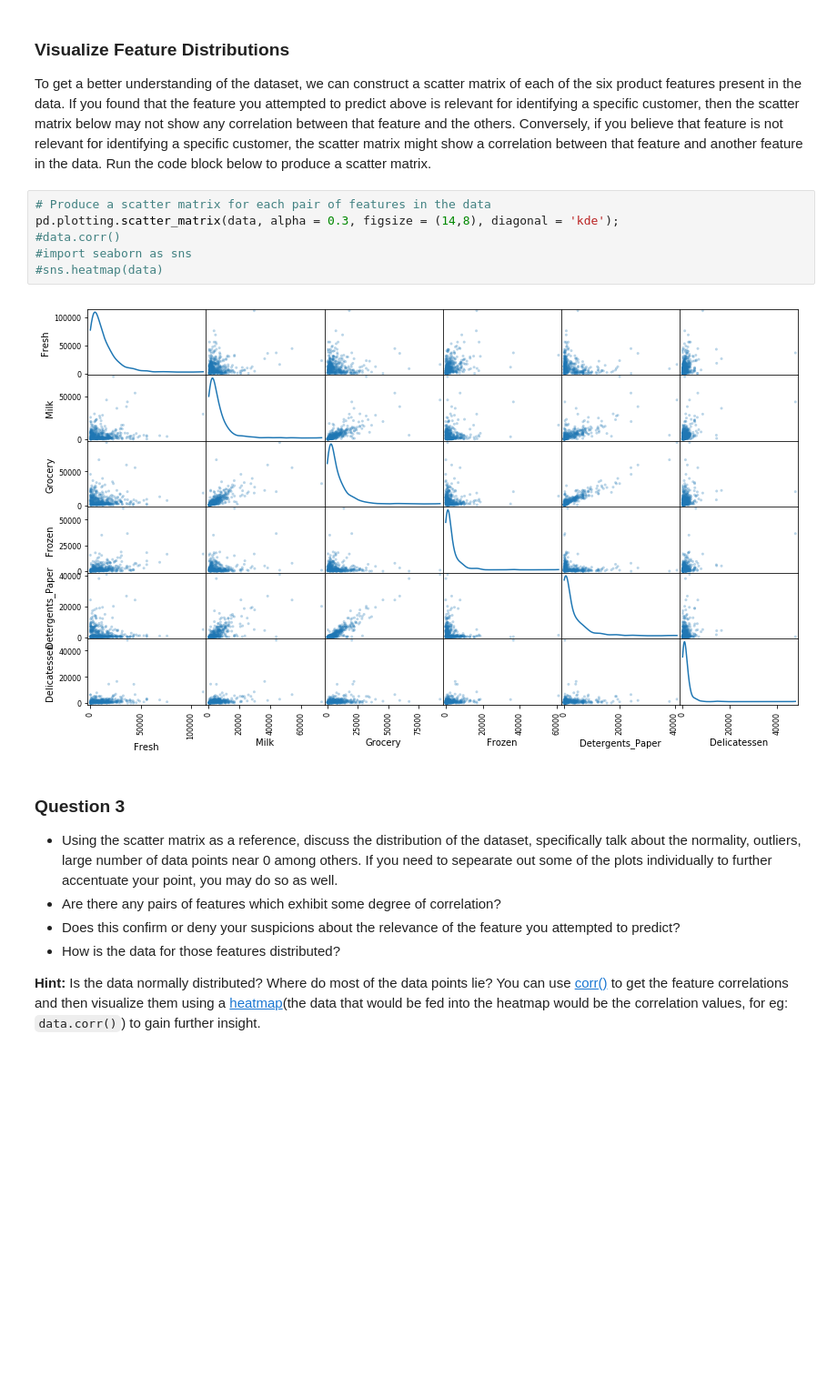
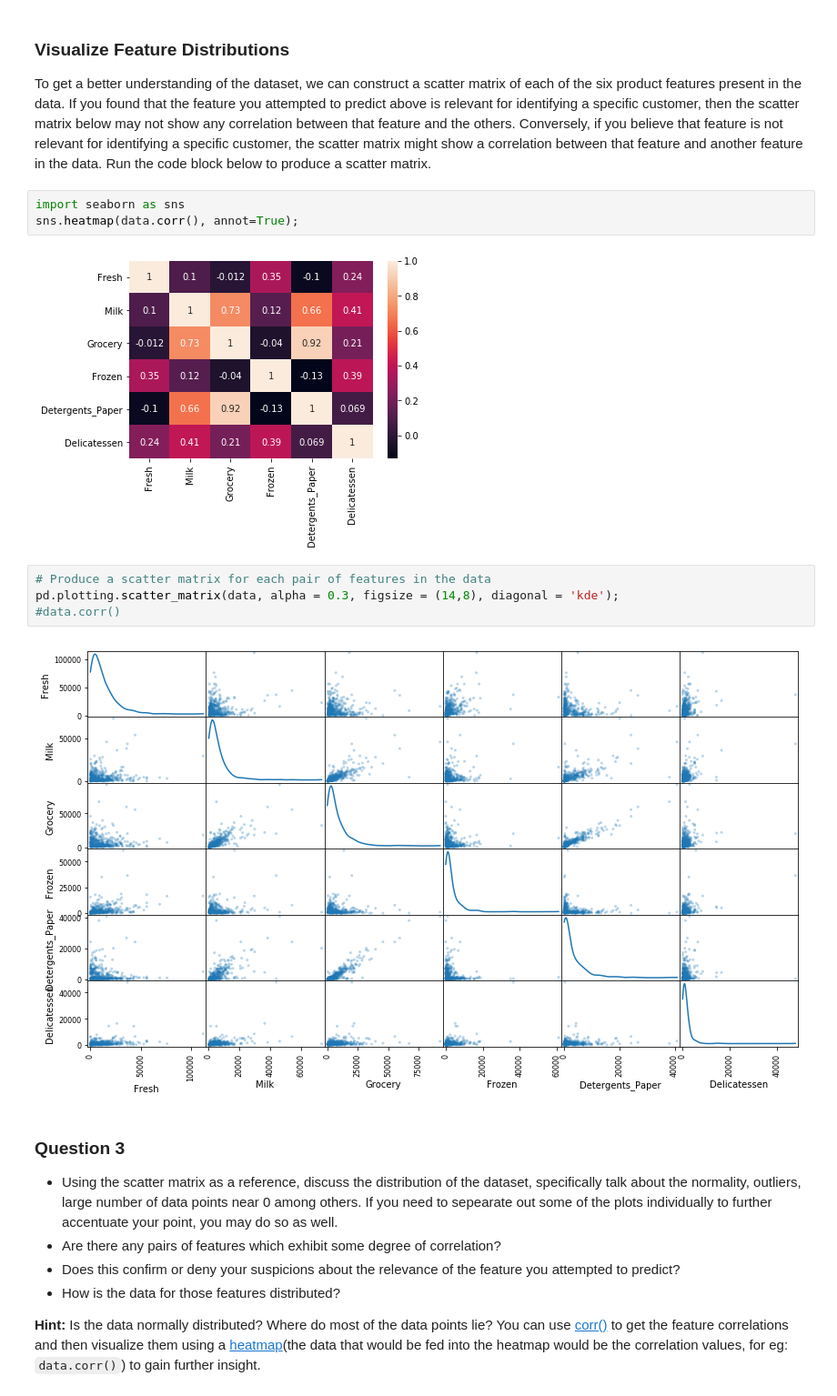
Before and after one commit to amartya-k/Customer_Segments_Udacity, a Jupyter notebook: customer_segments.ipynb, the cells around one changed output. Shown: that part at 91% size. Drawn from its saved outputs; the diff is of its cells as text; blank space fills up the shorter version.

```diff
--- a/customer_segments.ipynb
+++ b/customer_segments.ipynb
@@ -145,12 +169,15 @@ print(score)
 # %% [markdown]
 ### Visualize Feature Distributions
 To get a better understanding of the dataset, we can construct a scatter matrix of each of the six product features present in the data. If you found that the feature you attempted to predict above is relevant for identifying a specific customer, then the scatter matrix below may not show any correlation between that feature and the others. Conversely, if you believe that feature is not relevant for identifying a specific customer, the scatter matrix might show a correlation between that feature and another feature in the data. Run the code block below to produce a scatter matrix.
+# %%
+import seaborn as sns
+sns.heatmap(data.corr(), annot=True);
+# %% [output]
+[figure, added]
 # %%
 # Produce a scatter matrix for each pair of features in the data
 pd.plotting.scatter_matrix(data, alpha = 0.3, figsize = (14,8), diagonal = 'kde');
 #data.corr()
-#import seaborn as sns
-#sns.heatmap(data)
 # %% [output]
 [figure]
 # %% [markdown]
```
Also changed, not shown: parts of 3 cells of this notebook.
